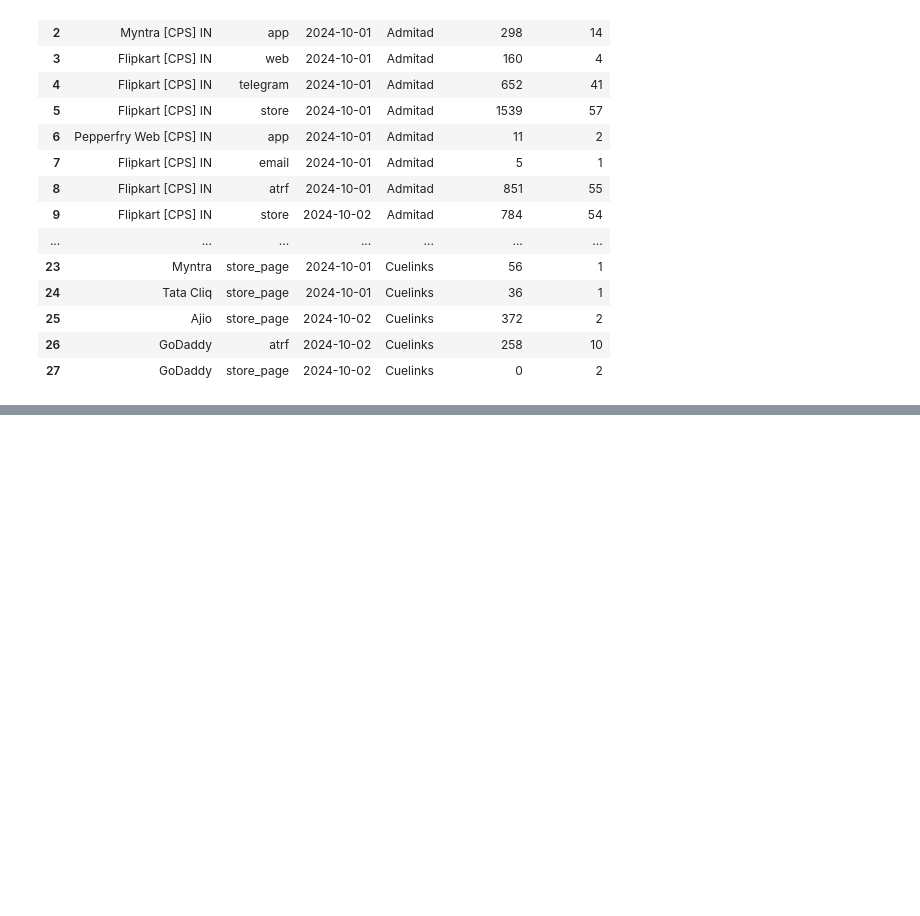
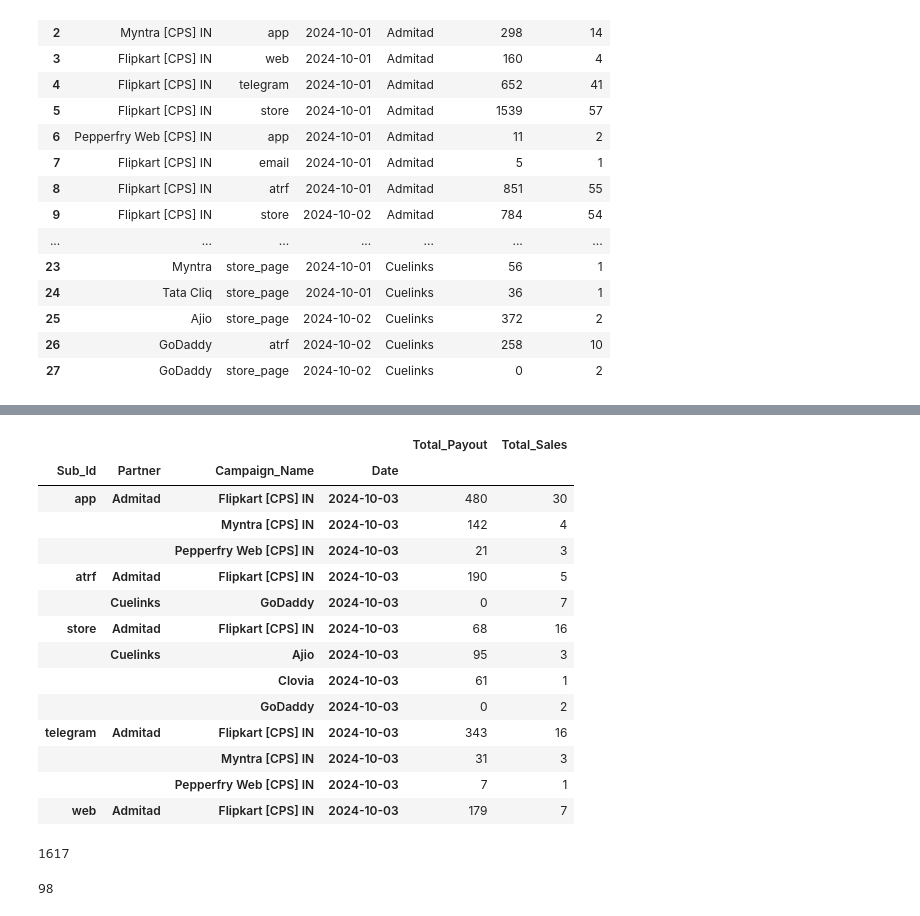
Before and after one commit to Maruf-Ahmad-khan/Pattern-Recognition-And-Machine-Learning, a Jupyter notebook: Payout Performance.ipynb, the cells around one changed output, grey strips where cells are left out. Saved outputs shown, nothing was run; the diff lists cells and outputs as text; code cells hidden in the pictures; blank space fills up the shorter version.

```diff
--- a/Payout Performance.ipynb
+++ b/Payout Performance.ipynb
@@ -501,0 +660,5 @@ Merge_Data
+# %%
+DF = df.groupby(['Campaign_Name', 'Sub_Id', 'Date', 'Partner']).agg(
+                                              Total_Payout = ("Payout", lambda x : int(np.ceil(x.sum()))),
+                                              Total_Sales = ("Payout", "count")
+).reset_index().sort_values(by="Date", ascending=True)
@@ -501,0 +673,3 @@ Merge_Data
+# %%
+Merge_Cues_Adm = pd.concat([Ans, DF], ignore_index=True)
+Merge_Cues_Adm.isna().sum()
@@ -501,0 +684,37 @@ Merge_Data
+# %%
+Merge_Cues_Adm['Date'] = pd.to_datetime(Merge_Cues_Adm['Date'], errors = 'coerce')
+# Merge_Cues_Adm.to_excel("3_Oct_24.xlsx", index=False)
+# %%
+pivot_table = pd.pivot_table(Merge_Cues_Adm,
+                             values= ['Total_Payout', 'Total_Sales'],
+                             index= ['Sub_Id', 'Partner', 'Campaign_Name'],
+                             columns= ['Date'],
+                             aggfunc='sum',
+                             fill_value=0)
+
+
+pivot_table.stack().sort_values(by = 'Sub_Id', ascending=True)
+# %% [output]
+|  |  |  |  | Total_Payout | Total_Sales |
+| Sub_Id | Partner | Campaign_Name | Date |  |  |
+| app | Admitad | Flipkart [CPS] IN | 2024-10-03 | 480 | 30 |
+|  |  | Myntra [CPS] IN | 2024-10-03 | 142 | 4 |
+|  |  | Pepperfry Web [CPS] IN | 2024-10-03 | 21 | 3 |
+| atrf | Admitad | Flipkart [CPS] IN | 2024-10-03 | 190 | 5 |
+|  | Cuelinks | GoDaddy | 2024-10-03 | 0 | 7 |
+| store | Admitad | Flipkart [CPS] IN | 2024-10-03 | 68 | 16 |
+|  | Cuelinks | Ajio | 2024-10-03 | 95 | 3 |
+|  |  | Clovia | 2024-10-03 | 61 | 1 |
+|  |  | GoDaddy | 2024-10-03 | 0 | 2 |
+| telegram | Admitad | Flipkart [CPS] IN | 2024-10-03 | 343 | 16 |
+|  |  | Myntra [CPS] IN | 2024-10-03 | 31 | 3 |
+|  |  | Pepperfry Web [CPS] IN | 2024-10-03 | 7 | 1 |
+| web | Admitad | Flipkart [CPS] IN | 2024-10-03 | 179 | 7 |
+# %%
+int(np.ceil(Merge_Cues_Adm['Total_Payout'].sum()))
+# %% [output]
+1617
+# %%
+int(np.ceil(Merge_Cues_Adm['Total_Sales'].sum()))
+# %% [output]
+98
```
Also changed, not shown: parts of 17 cells of this notebook, 10 other files.
